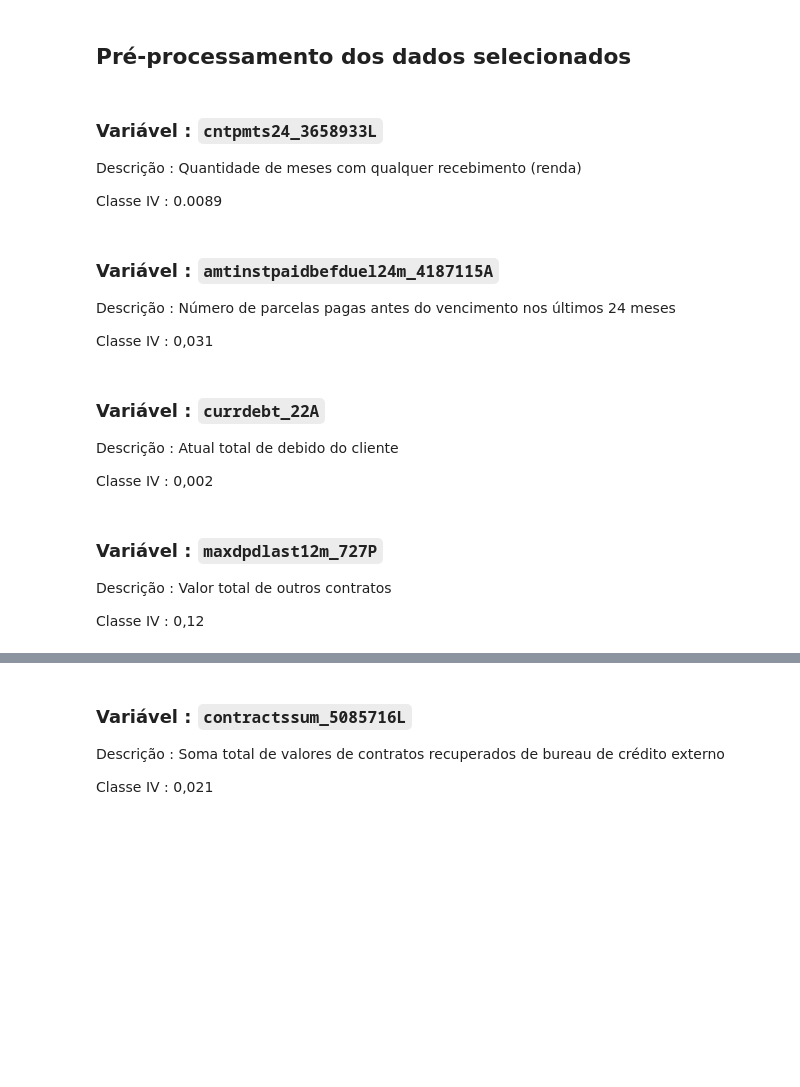
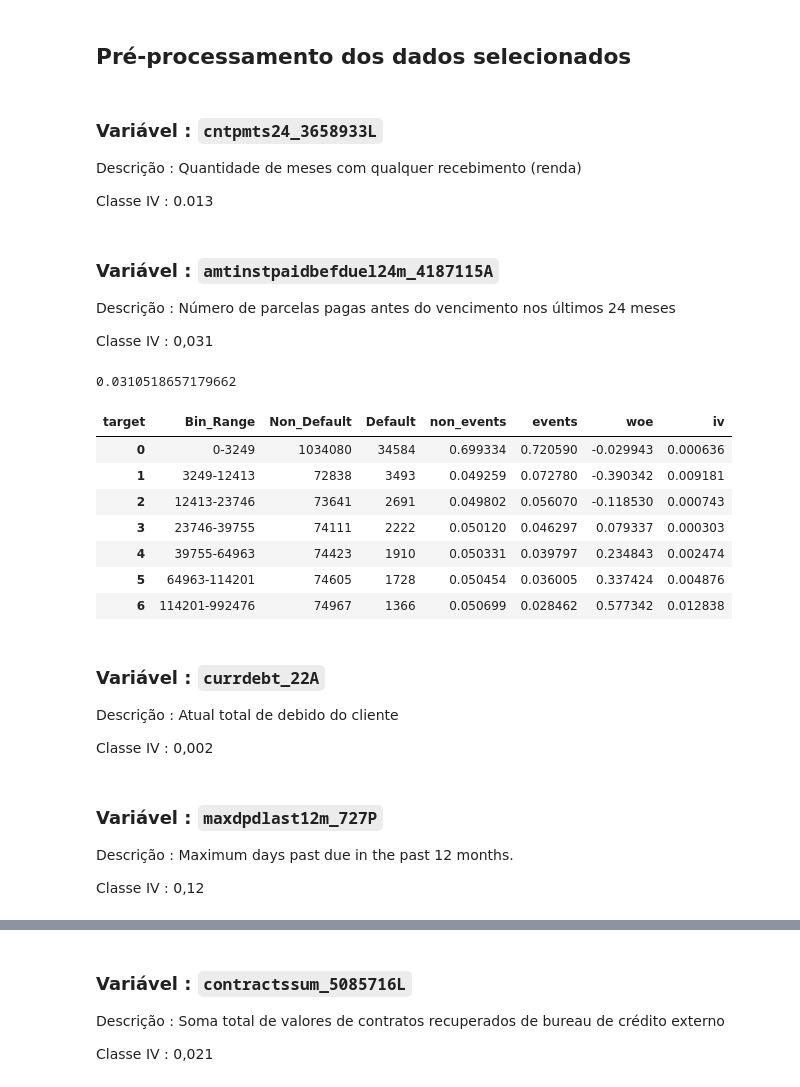
Before and after one commit to viriatonova/credit_risk_model, a Jupyter notebook: feature_eng.ipynb, the cells around one changed output, grey strips where cells are left out. Saved outputs shown, nothing was run; the diff lists cells and outputs as text; code cells hidden in the pictures; blank space fills up the shorter version.

Commit message:
feat: train base table

```diff
--- a/feature_eng.ipynb
+++ b/feature_eng.ipynb
@@ -66,5 +63,5 @@ df
 
 Descrição : Quantidade de meses com qualquer recebimento (renda)
 
-Classe IV : 0.0089
+Classe IV : 0.013
 # %%
@@ -106,13 +80,27 @@ Descrição : Número de parcelas pagas antes do vencimento nos últimos 24 mese
 
 Classe IV : 0,031
 # %%
-# Create pivot table
+# Create pivot table for WOE info
 cls = 'amtinstpaidbefduel24m_4187115A'
-df_class_amt = create_iv_pivot_table_with_binning(df_base_info, df_static_0_0, cls, num_bins=40)
+df_class_amt = create_iv_pivot_table_with_binning(df_base_info, df_static_0_0, cls, num_bins=20)
 
+# Create dummy variables
+df_base_class_amt = pd.read_csv(df_static_0_0, usecols=['case_id', cls])
+
+
+# Checking data
 print(df_class_amt["iv"].sum())
-
 df_class_amt
+# %% [output]
+0.0310518657179662
+| target | Bin_Range | Non_Default | Default | non_events | events | woe | iv |
+| 0 | 0-3249 | 1034080 | 34584 | 0.699334 | 0.720590 | -0.029943 | 0.000636 |
+| 1 | 3249-12413 | 72838 | 3493 | 0.049259 | 0.072780 | -0.390342 | 0.009181 |
+| 2 | 12413-23746 | 73641 | 2691 | 0.049802 | 0.056070 | -0.118530 | 0.000743 |
+| 3 | 23746-39755 | 74111 | 2222 | 0.050120 | 0.046297 | 0.079337 | 0.000303 |
+| 4 | 39755-64963 | 74423 | 1910 | 0.050331 | 0.039797 | 0.234843 | 0.002474 |
+| 5 | 64963-114201 | 74605 | 1728 | 0.050454 | 0.036005 | 0.337424 | 0.004876 |
+| 6 | 114201-992476 | 74967 | 1366 | 0.050699 | 0.028462 | 0.577342 | 0.012838 |
 # %%
 # Data Vizualization
 plot_woe_iv(df_class_amt, cls, rotation_X=90)
@@ -136,7 +124,7 @@ plot_woe_iv(df_class_curr, cls, rotation_X=90)
 # %% [markdown]
 ### Variável : `maxdpdlast12m_727P`
 
-Descrição : Valor total de outros contratos
+Descrição : Maximum days past due in the past 12 months.
 
 Classe IV : 0,12
 # %%
```
Also changed, not shown: parts of 9 cells of this notebook, 3 other files.
